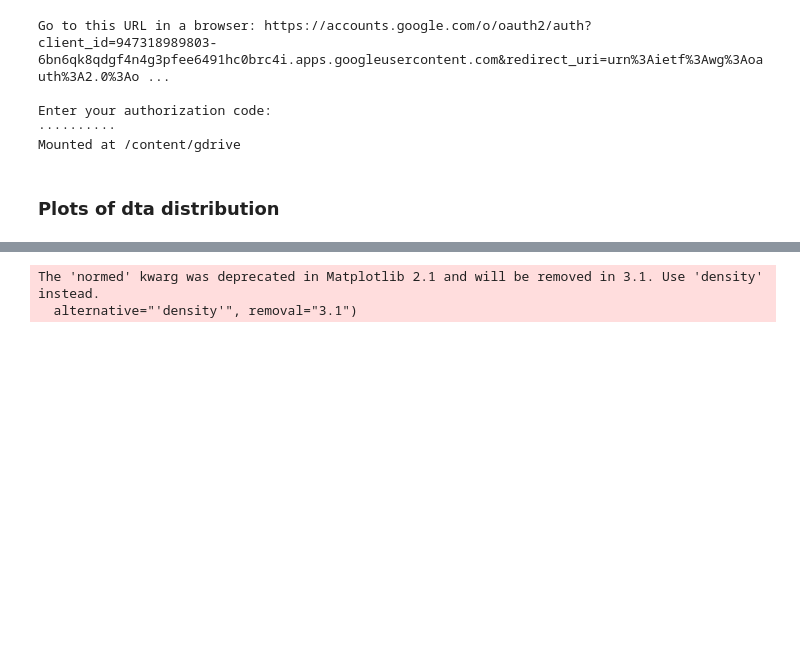
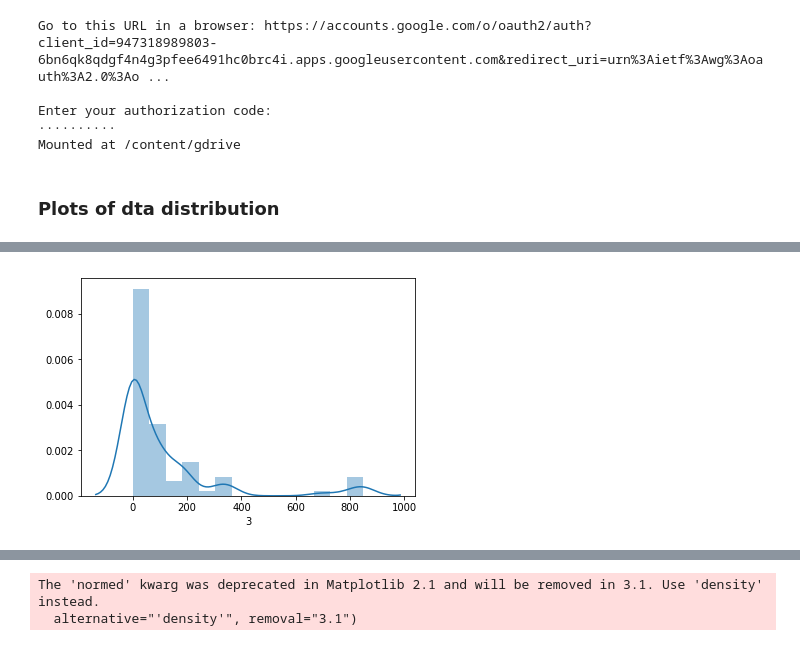
Before and after one commit to Dianna22/ML, a Jupyter notebook: SocialMediaBUZZ/data_analysis.ipynb, the cells around one changed output, grey strips where cells are left out. Saved outputs shown, nothing was run; the diff lists cells and outputs as text; code cells hidden in the pictures; blank space fills up the shorter version.

```diff
--- a/SocialMediaBUZZ/data_analysis.ipynb
+++ b/SocialMediaBUZZ/data_analysis.ipynb
@@ -46,0 +60,5 @@ import seaborn as sns
+# %%
+# data.iloc[3]
+sns.distplot(data.iloc[3]);
+# %% [output]
+[figure, added]
```
Also changed, not shown: parts of 10 cells of this notebook.
